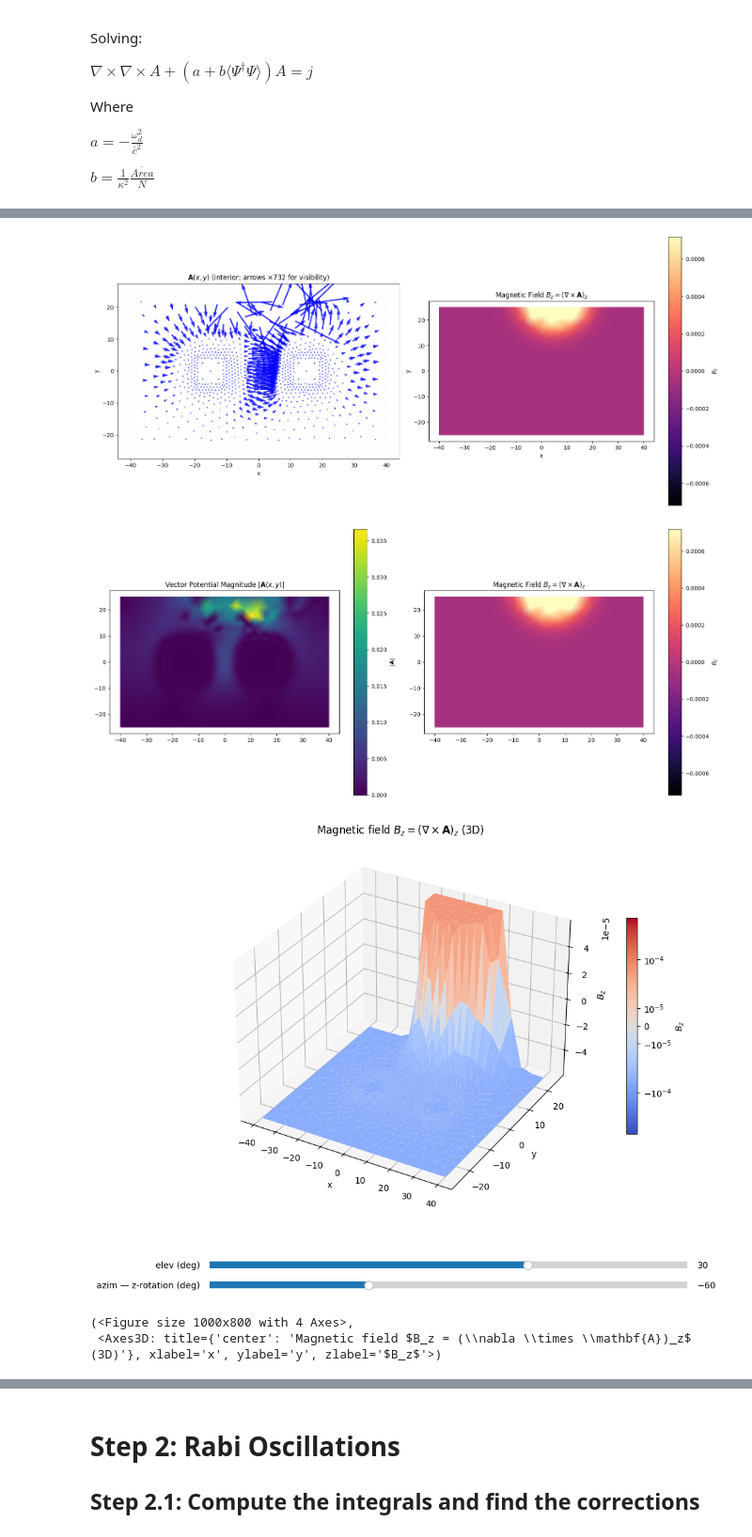
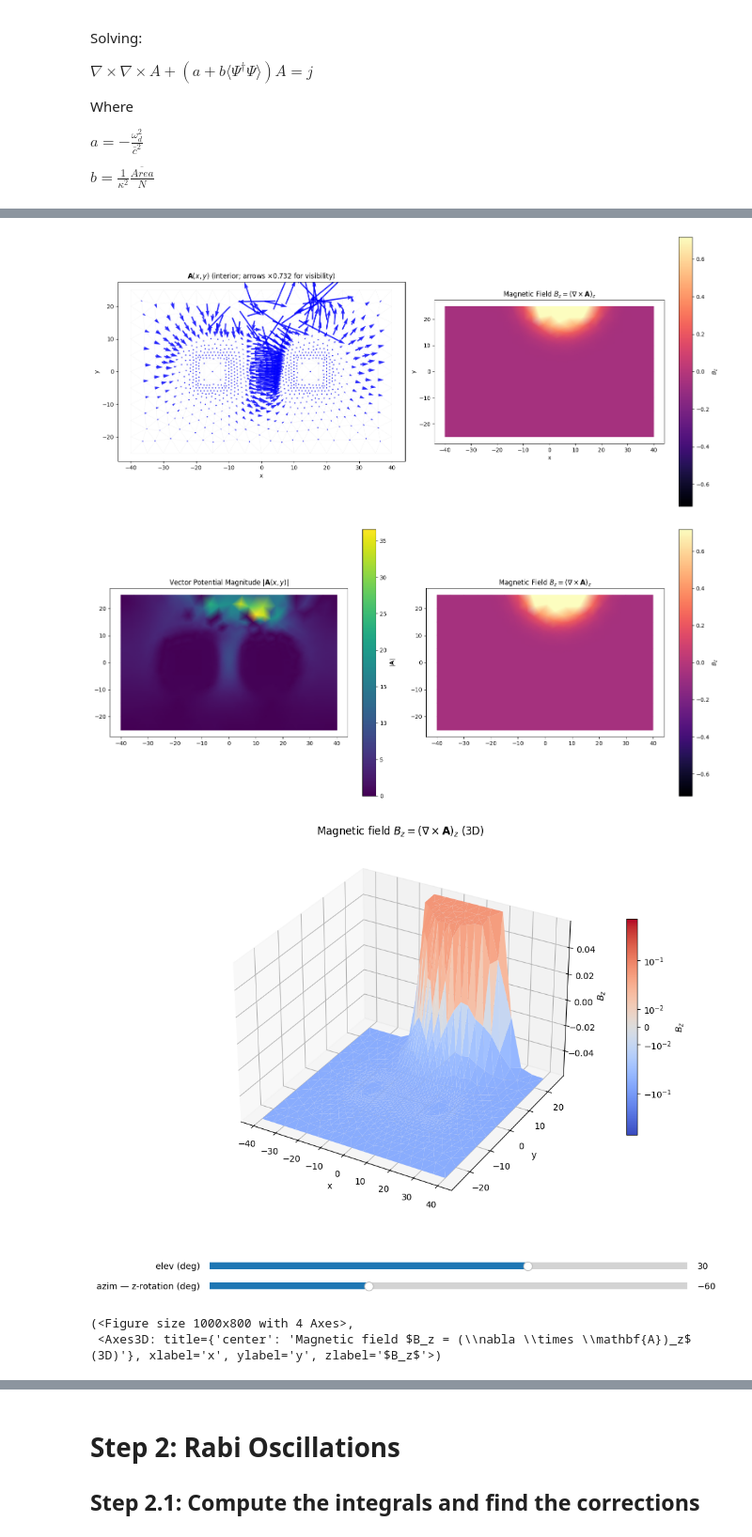
Before and after one commit to vcaipu/cqednumerics, a Jupyter notebook: RabiLondon/2DMaxwells.ipynb, the cells around one changed output, grey strips where cells are left out. Shown at 94% size. Drawn from its saved outputs; the diff is of its cells as text; code cells hidden in the pictures.

```diff
--- a/RabiLondon/2DMaxwells.ipynb
+++ b/RabiLondon/2DMaxwells.ipynb
@@ -180,7 +180,7 @@ class RabiLondon2D:
 
     def _project_nedelec_to_vector_p1(self,femsystem, basis_edge, A_sol: np.ndarray):
         """L² project Nédélec A onto vector P1 (same mesh and quadrature order as modes)."""
-        nodal_element = femsystem.basis.element
+        nodal_element = femsystem.element
         basis_vec_p1 = Basis(
             self.mesh, ElementVector(nodal_element), intorder=femsystem.intorder
         )
@@ -302,7 +302,7 @@ class RabiLondon2D:
         modes = [self.u_left,self.u_right]
 
         # Precompute epsilon functions for all (i, j) and store in a 2x2 array
-        epsilon_funcs = [[self.get_corrections(self.femsystem, basis_edge, A_sol, modes[i], modes[j], omega_d) for j in range(2)] for i in range(2)]
+        epsilon_funcs = [[self.get_corrections(basis_edge, A_sol, modes[i], modes[j], omega_d) for j in range(2)] for i in range(2)]
         # Precompute raising@lowering matrices for all (i, j)
         raising_lowering_mats = [[raisings[i] @ lowerings[j] for j in range(2)] for i in range(2)]
 
@@ -381,7 +381,7 @@ kappa = 403.8359796590388
 
 source_coord = (5.0, 30.0)
 sigma = 10.0
-m = 1# Magnitude of drive.
+m = 1000# Magnitude of drive.
 source_obj = {
     "source_coord": source_coord,
     "sigma": sigma,
@@ -478,5 +476,5 @@ vis.visualize_bz_surface(A_sol, bz_symmetric_percentile=99.0)
-[figure, old version]
+[figure, new version]
-[figure, old version]
+[figure, new version]
-[figure, old version]
+[figure, new version]
 (<Figure size 1000x800 with 4 Axes>,
  <Axes3D: title={'center': 'Magnetic field $B_z = (\\nabla \\times \\mathbf{A})_z$ (3D)'}, xlabel='x', ylabel='y', zlabel='$B_z$'>)
```
Also changed, not shown: parts of 4 cells of this notebook, 2 other files.
